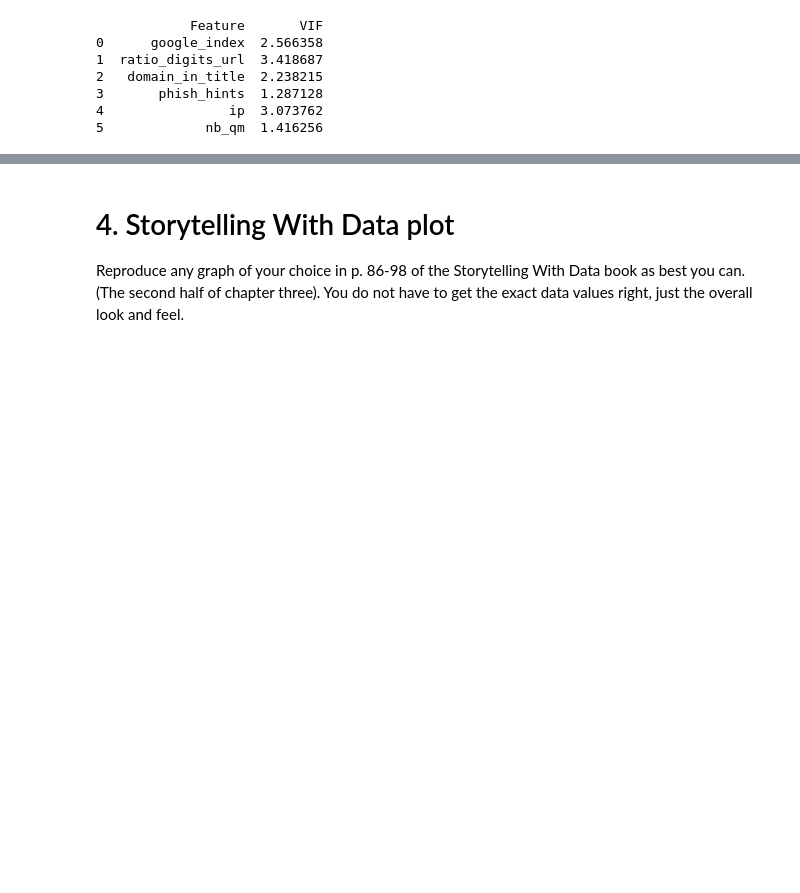
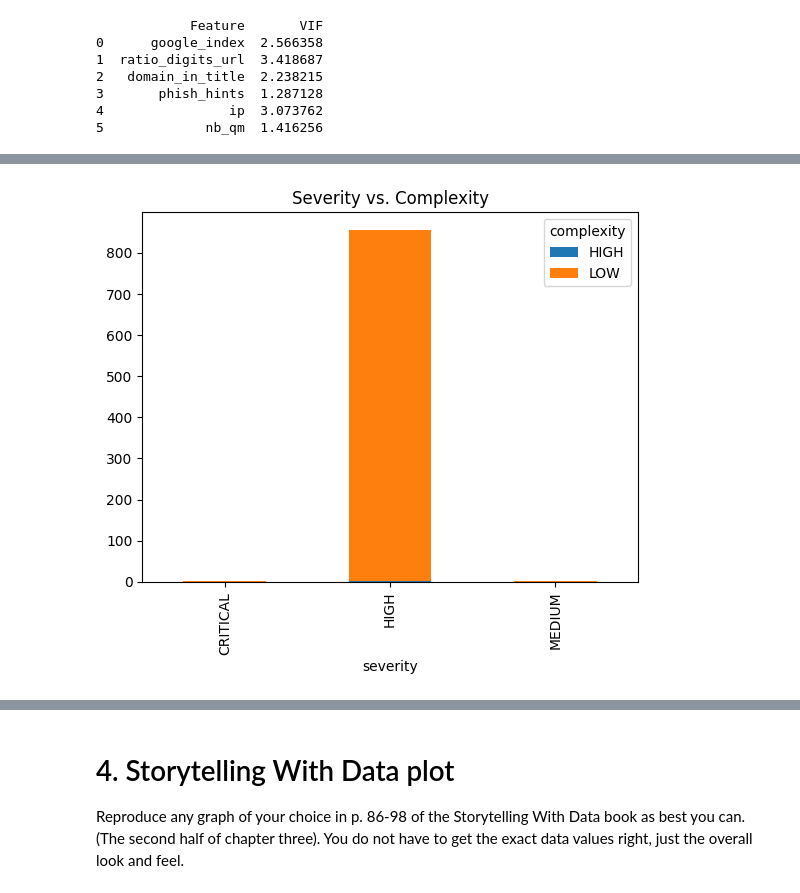
Before and after one commit to Rocking-Priya/2025-spring-B2, a Jupyter notebook: Week6.ipynb, the cells around one changed output, grey strips where cells are left out. Saved outputs shown, nothing was run; the diff lists cells and outputs as text; code cells hidden in the pictures; blank space fills up the shorter version.

```diff
--- a/Week6.ipynb
+++ b/Week6.ipynb
@@ -583,0 +810,6 @@ Can you think of any confounding variables? (Third variables that could explain
+# %%
+pd.crosstab(data_3['severity'], data_3['complexity']).plot(kind='bar', stacked=True)
+plt.title("Severity vs. Complexity")
+plt.show()
+# %% [output]
+[figure, added]
```
Also changed, not shown: parts of 27 cells of this notebook.
